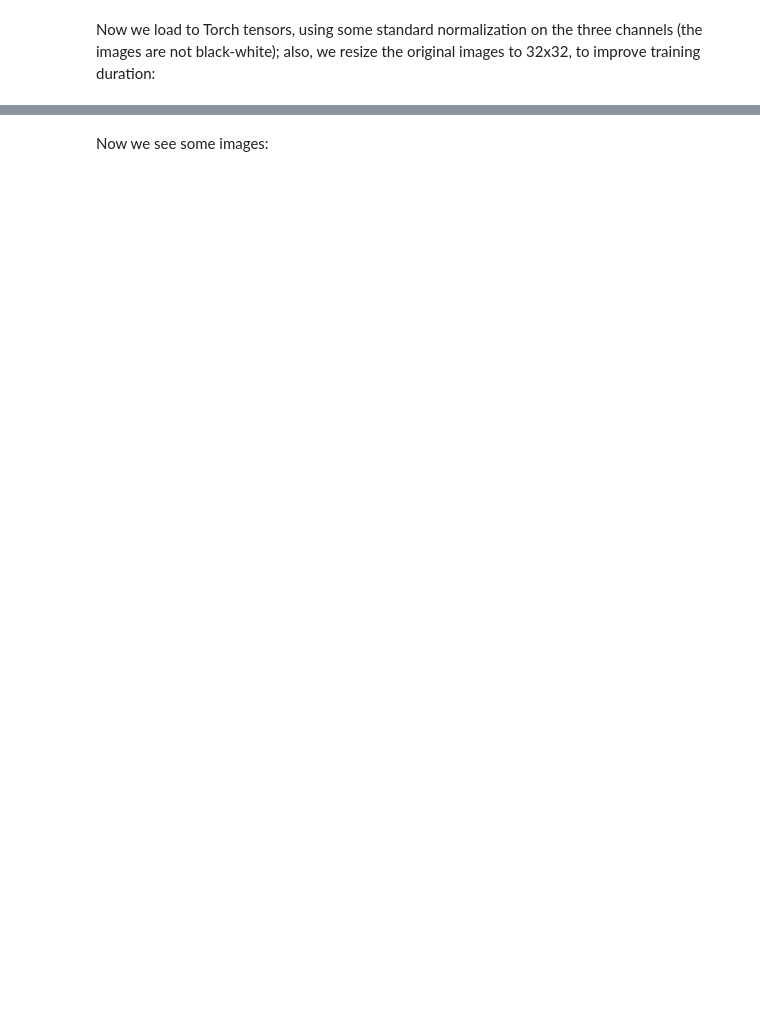
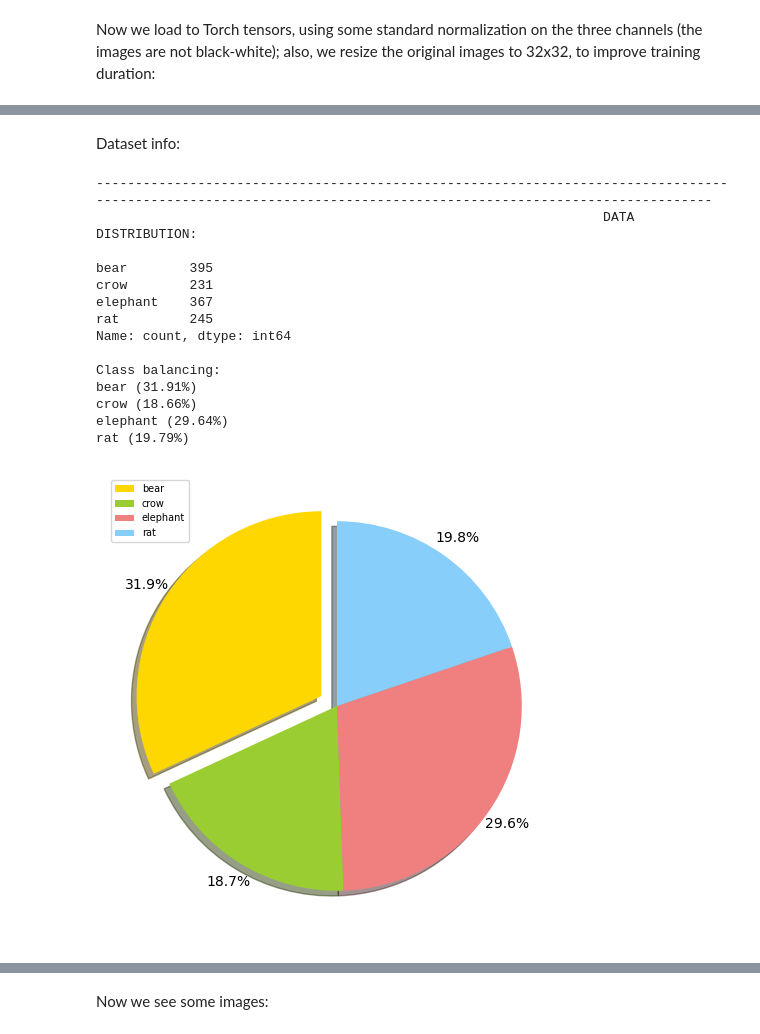
Before and after one commit to alessiofontanarossa/Small-projects, a Jupyter notebook: Animal-dataset.ipynb, the cells around one changed output, grey strips where cells are left out. Saved outputs shown, nothing was run; the diff lists cells and outputs as text; code cells hidden in the pictures; blank space fills up the shorter version.

```diff
--- a/Animal-dataset.ipynb
+++ b/Animal-dataset.ipynb
@@ -341,0 +582,74 @@ Name: count, dtype: int64
+# %% [markdown]
+Dataset info:
+# %%
+labels_list = []
+for X_train,y_train in train_dataset:
+    labels_list.append(y_train)
+
+labels = set(labels_list)
+labels = pd.Series(labels_list).unique().tolist()
+label_names = {0 : "bear", 1 : "crow", 2 : "elephant", 3 : "rat"}
+classes = ["bear", "crow", "elephant", "rat"]
+
+labels_list = pd.DataFrame(labels_list, columns = ['label'])
+labels_distribution = labels_list['label'].value_counts().sort_index()
+labels_distribution.index = [label_names[0], label_names[1], label_names[2], label_names[3]]
+labels_distribution.columns = ['label']
+
+print("-"*160)
+print(f"\t\t\t\t\t\t\t\t DATA DISTRIBUTION:\n")
+print(f"{labels_distribution}\n")
+
+print(f"Class balancing:")
+percentage = {}
+for i in range(len(label_names)):
+       print(f"{label_names[i]} ({np.round(labels_distribution[label_names[i]]/len(train_dataset)*100,2)}%)")
+       percentage[label_names[i]] = labels_distribution[label_names[i]]/len(train_dataset)*100
+
+colors_list = ['gold', 'yellowgreen', 'lightcoral', 'lightskyblue']
+in_evidence_list = [0.1, 0, 0, 0]
+pd.Series(percentage).plot(kind = 'pie',
+                figsize = (6, 6),
+                autopct = '%1.1f%%',
+                startangle = 90,
+                shadow = True,
+                labels = None,         # turn off labels on pie chart
+                pctdistance = 1.12,    # the ratio between the center of each pie slice and the start of the text generated by autopct
+                colors = colors_list,  # add custom colors
+                explode = in_evidence_list # 'explode' 3 continents
+                )
+plt.legend(labels=classes, loc='upper left', fontsize=7)
+plt.show()
+plt.close()
+
+print(f"\nThe labels are {labels}, corresponding to {label_names}\n")
+
+image_8 = train_dataset[8][0] # shape : torch.Size([3, 256, 256]) = torch.Size([colours, RESIZE_DIM, RESIZE_DIM])
+number_of_channels = image_8.shape[0]
+
+label_8 = train_dataset[8][1]
+label_8 = torch.tensor(label_8, dtype = torch.int64).unsqueeze(0) # shape: torch.Size([1])
+print(f"Dimension of images: {image_8.shape[1]}x{image_8.shape[1]}, that is {image_8.shape[1]*image_8.shape[1]} features.")
+
+print("-"*160)
+print(f"\t\t\t\t\t\t\t\t TRAIN:\n")
+print(f"Number of images: {len(train_dataset)}.")
+print("-"*160)
+print(f"\t\t\t\t\t\t\t\t TEST:\n")
+print(f"Number of images: {len(test_dataset)}.")
+# %% [output]
+----------------------------------------------------------------------------------------------------------------------------------------------------------------
+                                                                 DATA DISTRIBUTION:
+
+bear        395
+crow        231
+elephant    367
+rat         245
+Name: count, dtype: int64
+
+Class balancing:
+bear (31.91%)
+crow (18.66%)
+elephant (29.64%)
+rat (19.79%)
+[figure, added]
```
Also changed, not shown: parts of 61 cells of this notebook, 1 other file.
